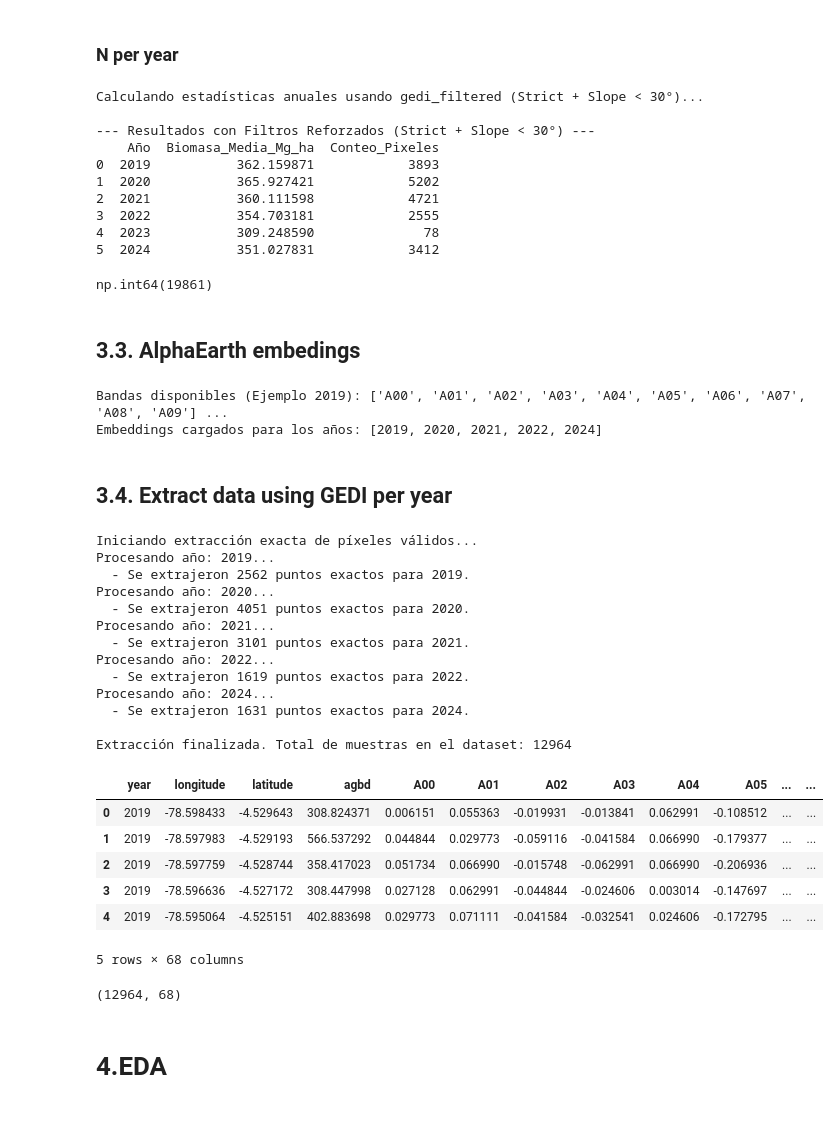
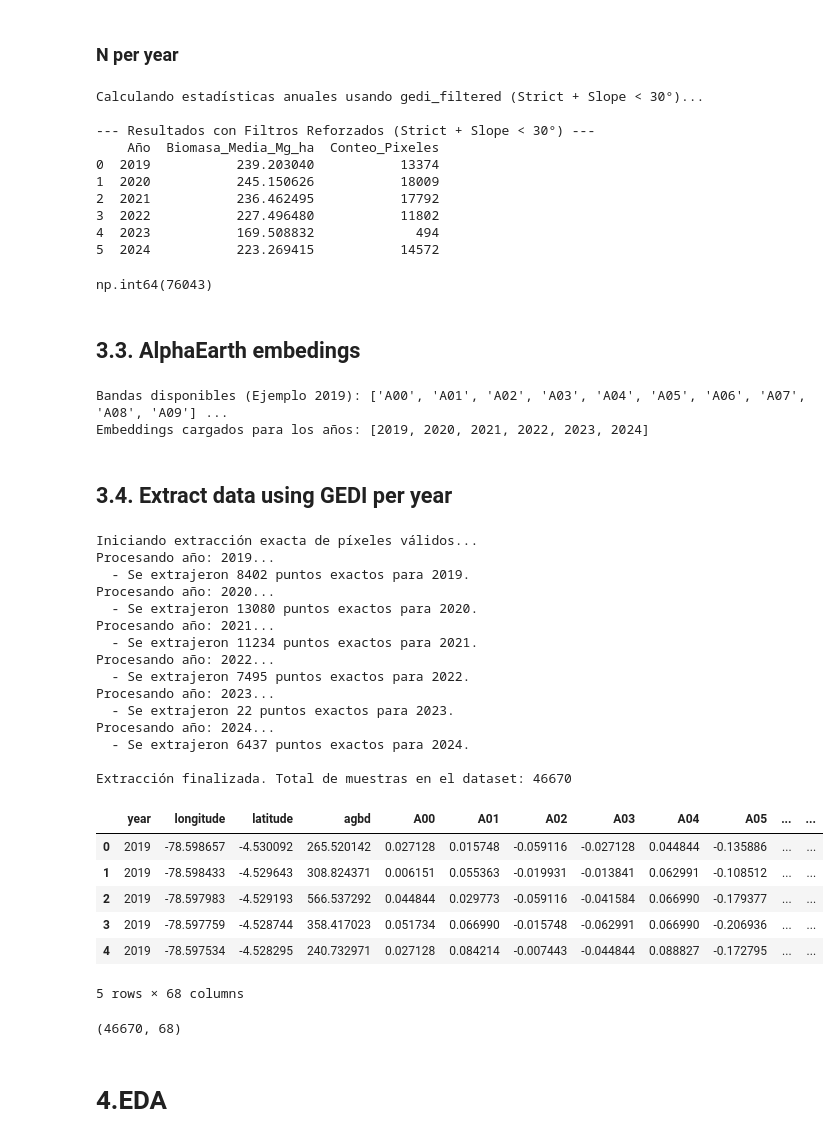
Before and after one commit to daningMontano/ACUS_ECOSYSTEM_ZCH, a Jupyter notebook: Notebooks/Biomass/0_Data_extraction.ipynb, the cells around one changed output. Saved outputs shown, nothing was run; the diff lists cells and outputs as text; code cells hidden in the pictures.

Commit message:
Se incrementa el número de puntos de biomasa

```diff
--- a/Notebooks/Biomass/0_Data_extraction.ipynb
+++ b/Notebooks/Biomass/0_Data_extraction.ipynb
@@ -68,17 +70,17 @@ def quality_mask(image):
     # b) degrade_flag == 0 (sin degradación de geolocalización)
     m2 = image.select('degrade_flag').eq(0)
 
-    # c) Sensibilidad muy alta (>= 0.98) para máxima penetración
-    m4 = image.select('sensitivity').gte(0.98)
+    # c) Sensibilidad muy alta (>= 0.95) para máxima penetración
+    m4 = image.select('sensitivity').gte(0.95)
 
     # d) Solo datos nocturnos (solar_elevation < -5) para evitar ruido solar
     m5 = image.select('solar_elevation').lt(-5)
 
-    # e) Error relativo muy bajo (<= 5%)
+    # e) Error relativo muy bajo (<= 10%)
     relative_se = image.select('agbd_se').divide(image.select('agbd'))
-    m6 = relative_se.lte(0.05)
+    m6 = relative_se.lte(0.10)
 
-    # f) Rango biofísico realista (0 a 600 Mg/ha)
+    # f) Rango biofísico realista (mayor a 0  a 600 Mg/ha)
     m7 = image.select("agbd").gte(0).And(image.select("agbd").lte(600))
 
     # g) Filtro de Pendiente: Menor a 30 grados
@@ -166,16 +165,16 @@ Calculando estadísticas anuales usando gedi_filtered (Strict + Slope < 30°)...
 
 --- Resultados con Filtros Reforzados (Strict + Slope < 30°) ---
     Año  Biomasa_Media_Mg_ha  Conteo_Pixeles
-0  2019           362.159871            3893
-1  2020           365.927421            5202
-2  2021           360.111598            4721
-3  2022           354.703181            2555
-4  2023           309.248590              78
-5  2024           351.027831            3412
+0  2019           239.203040           13374
+1  2020           245.150626           18009
+2  2021           236.462495           17792
+3  2022           227.496480           11802
+4  2023           169.508832             494
+5  2024           223.269415           14572
 # %%
 df_results_filtered["Conteo_Pixeles"].sum()
 # %% [output]
-np.int64(19861)
+np.int64(76043)
 # %% [markdown]
 ## **3.3. AlphaEarth embedings**
 # %%
@@ -185,7 +184,7 @@ np.int64(19861)
 embeddings_col = ee.ImageCollection('GOOGLE/SATELLITE_EMBEDDING/V1/ANNUAL')
 
 # Años solicitados
-years_list = [2019, 2020, 2021, 2022, 2024]
+years_list = [2019, 2020, 2021, 2022, 2023, 2024]
 
 # Diccionario para almacenar las imágenes por año
 alpha_earth_embeddings = {}
@@ -207,12 +206,12 @@ print(f"Bandas disponibles (Ejemplo {years_list[0]}):", alpha_earth_embeddings[y
 print(f"Embeddings cargados para los años: {list(alpha_earth_embeddings.keys())}")
 # %% [output]
 Bandas disponibles (Ejemplo 2019): ['A00', 'A01', 'A02', 'A03', 'A04', 'A05', 'A06', 'A07', 'A08', 'A09'] ...
-Embeddings cargados para los años: [2019, 2020, 2021, 2022, 2024]
+Embeddings cargados para los años: [2019, 2020, 2021, 2022, 2023, 2024]
 # %% [markdown]
 ## **3.4. Extract data using GEDI per year**
 # %%
 all_samples = []
-years_to_process = [2019, 2020, 2021, 2022, 2024]
+years_to_process = [2019, 2020, 2021, 2022,2023, 2024]
 
 print("Iniciando extracción exacta de píxeles válidos...")
 
@@ -255,49 +254,51 @@ for year in years_to_process:
             df_year = pd.DataFrame(data)
             df_year['year'] = year
             all_samples.append(df_year)
         else:
             print(f"  - No se encontraron puntos válidos para {year}.")
 
     except Exception as e:
         print(f"  - Error en el año {year}: {e}")
 
 # Unir todos los años en un solo DataFrame
 if len(all_samples) > 0:
     df_final = pd.concat(all_samples, ignore_index=True)
     # Reordenar columnas para que lat/lon, year y agbd estén al principio
     cols = ['year', 'longitude', 'latitude', 'agbd']
     emb_cols = [c for c in df_final.columns if c.startswith('A')]
     df_final = df_final[cols + emb_cols]
 else:
     df_final = pd.DataFrame()
 
 print(f"\nExtracción finalizada. Total de muestras en el dataset: {len(df_final)}")
 display(df_final.head())
 # %% [output]
 Iniciando extracción exacta de píxeles válidos...
 Procesando año: 2019...
-  - Se extrajeron 2562 puntos exactos para 2019.
+  - Se extrajeron 8402 puntos exactos para 2019.
 Procesando año: 2020...
-  - Se extrajeron 4051 puntos exactos para 2020.
+  - Se extrajeron 13080 puntos exactos para 2020.
 Procesando año: 2021...
-  - Se extrajeron 3101 puntos exactos para 2021.
+  - Se extrajeron 11234 puntos exactos para 2021.
 Procesando año: 2022...
-  - Se extrajeron 1619 puntos exactos para 2022.
+  - Se extrajeron 7495 puntos exactos para 2022.
+Procesando año: 2023...
+  - Se extrajeron 22 puntos exactos para 2023.
 Procesando año: 2024...
-  - Se extrajeron 1631 puntos exactos para 2024.
+  - Se extrajeron 6437 puntos exactos para 2024.
 
-Extracción finalizada. Total de muestras en el dataset: 12964
+Extracción finalizada. Total de muestras en el dataset: 46670
 |  | year | longitude | latitude | agbd | A00 | A01 | A02 | A03 | A04 | A05 | ... | ... |
-| 0 | 2019 | -78.598433 | -4.529643 | 308.824371 | 0.006151 | 0.055363 | -0.019931 | -0.013841 | 0.062991 | -0.108512 | ... | ... |
-| 1 | 2019 | -78.597983 | -4.529193 | 566.537292 | 0.044844 | 0.029773 | -0.059116 | -0.041584 | 0.066990 | -0.179377 | ... | ... |
-| 2 | 2019 | -78.597759 | -4.528744 | 358.417023 | 0.051734 | 0.066990 | -0.015748 | -0.062991 | 0.066990 | -0.206936 | ... | ... |
-| 3 | 2019 | -78.596636 | -4.527172 | 308.447998 | 0.027128 | 0.062991 | -0.044844 | -0.024606 | 0.003014 | -0.147697 | ... | ... |
-| 4 | 2019 | -78.595064 | -4.525151 | 402.883698 | 0.029773 | 0.071111 | -0.041584 | -0.032541 | 0.024606 | -0.172795 | ... | ... |
+| 0 | 2019 | -78.598657 | -4.530092 | 265.520142 | 0.027128 | 0.015748 | -0.059116 | -0.027128 | 0.044844 | -0.135886 | ... | ... |
+| 1 | 2019 | -78.598433 | -4.529643 | 308.824371 | 0.006151 | 0.055363 | -0.019931 | -0.013841 | 0.062991 | -0.108512 | ... | ... |
+| 2 | 2019 | -78.597983 | -4.529193 | 566.537292 | 0.044844 | 0.029773 | -0.059116 | -0.041584 | 0.066990 | -0.179377 | ... | ... |
+| 3 | 2019 | -78.597759 | -4.528744 | 358.417023 | 0.051734 | 0.066990 | -0.015748 | -0.062991 | 0.066990 | -0.206936 | ... | ... |
+| 4 | 2019 | -78.597534 | -4.528295 | 240.732971 | 0.027128 | 0.084214 | -0.007443 | -0.044844 | 0.088827 | -0.172795 | ... | ... |
 5 rows × 68 columns
 # %%
 df_final.shape
 # %% [output]
-(12964, 68)
+(46670, 68)
 # %% [markdown]
 # **4.EDA**
 # %% [markdown]
```
Also changed, not shown: parts of 9 cells of this notebook.
